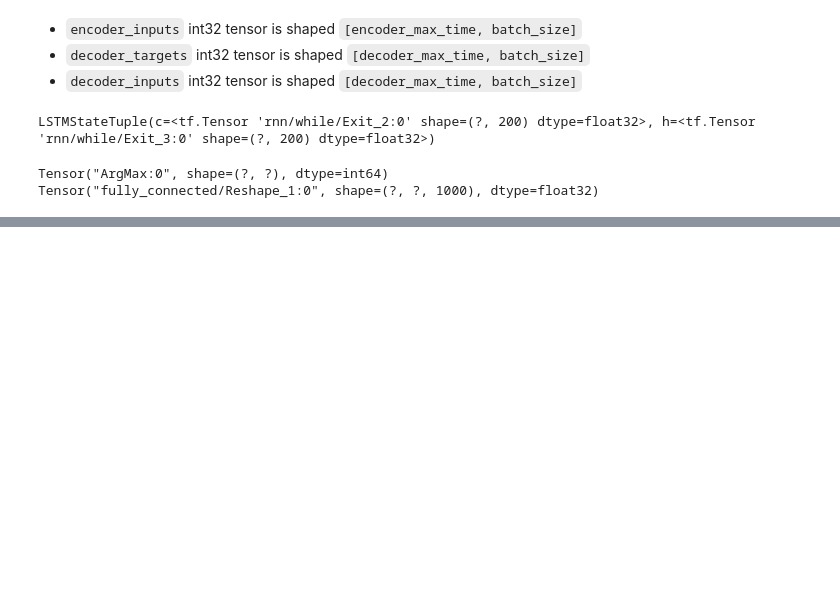
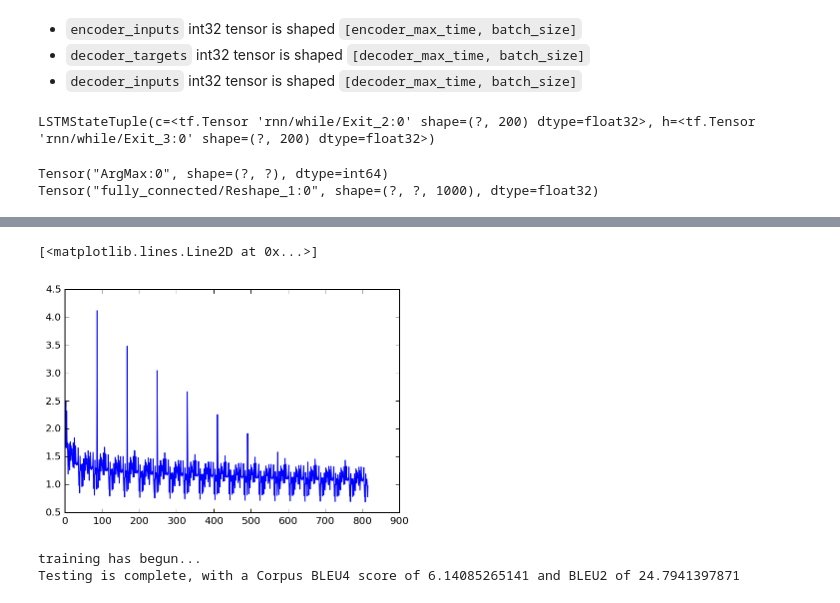
Before and after one commit to HenryMaguire/machine-translator, a Jupyter notebook: text_preprocessing.ipynb, the cells around one changed output, grey strips where cells are left out. Cells and saved outputs as stored; diff of their text form; code cells hidden in the pictures; blank space fills up the shorter version.

```diff
--- a/text_preprocessing.ipynb
+++ b/text_preprocessing.ipynb
@@ -283,7 +275,7 @@ test_x = [[5,2,3],[2], [4,2], [1,2]]
 # it's going to go from the number of cols being the sequence length/ num of rows being batch size
 # to the number of rows being the max sequence length/ num cols being batch size
 # Essentially like a padding and then transpose
-def make_batch(x):
+def format_batch(x):
     seq_lengths = [len(row) for row in x]
     n_batches = len(x)
     max_seq_length = max(seq_lengths)
@@ -293,8 +285,8 @@ def make_batch(x):
             outputs[j][i] = x[i][j]
     return outputs
 
-print make_batch(test_x)
-print make_batch(text_en[0:7])
+print format_batch(test_x)
+print np.array(format_batch(text_en[0:7]))
 # %% [output]
 [[5 2 4 1]
  [2 0 2 2]
@@ -369,9 +421,10 @@ decoder_outputs, decoder_final_state = tf.nn.dynamic_rnn(
 # %%
 decoder_logits = tf.contrib.layers.linear(decoder_outputs, fr_vocab_size)
 
-decoder_prediction = tf.argmax(decoder_logits, 2)
+decoder_prediction = tf.argmax(decoder_logits, axis=2)
 print decoder_prediction
 print decoder_logits
+#help(tf.argmax)
 # %% [output]
 Tensor("ArgMax:0", shape=(?, ?), dtype=int64)
 Tensor("fully_connected/Reshape_1:0", shape=(?, ?, 1000), dtype=float32)
@@ -394,9 +445,12 @@ print inspect.getsourcefile(tf.nn.softmax_cross_entropy_with_logits)
 # %%
 sess.run(tf.global_variables_initializer())
 # %%
+# Test format_batch and make sure that the decoder and encoder accepts inputs with
+# a forward pass
+
 batch_ = [[2,124,243], [24,523,23], [9, 82]]
 
-batch_ = make_batch(batch_)
+batch_ = format_batch(batch_)
 print('batch_encoded:\n' + str(batch_))
 
 din_ = make_batch(np.ones(shape=(3, 4), dtype=np.int32))
@@ -506,0 +632,31 @@ training interrupted
+# %%
+%matplotlib inline
+%config InlineBackend.figure_format = 'retina'
+plt.plot(range(len(loss_track)), loss_track)
+# %% [output]
+[<matplotlib.lines.Line2D at 0x...>]
+[figure, added]
+# %%
+
+predictions, actuals = [], []
+batch_size = 120
+fd_keys = [encoder_inputs, decoder_inputs, decoder_targets]
+try:
+    #batch_n = 0
+    print "training has begun..."
+    for en_batch, fr_batch in batch_source_target(test_en, test_fr, batch_size):
+        feed_dict = make_feed_dict(fd_keys, en_batch, fr_batch)
+        predict_ = sess.run(decoder_prediction, feed_dict)
+        for i, (inp, act, pred) in enumerate(zip(feed_dict[encoder_inputs].T,
+                                                 feed_dict[decoder_targets].T,
+                                                 predict_.T)):
+            actuals.append([remove_EOS_PAD(act)])
+            predictions.append(remove_EOS_PAD(pred))
+    BLEU4 = bleu_score.corpus_bleu(actuals, predictions, weights=(0.25, 0.25, 0.25, 0.25))
+    BLEU2 = bleu_score.corpus_bleu(actuals, predictions, weights=(0.5, 0.5))
+    print('Testing is complete, with a Corpus BLEU4 score of {} and BLEU2 of {}'.format(BLEU4*100, BLEU2*100))
+except KeyboardInterrupt:
+    print('training interrupted')
+# %% [output]
+training has begun...
+Testing is complete, with a Corpus BLEU4 score of 6.14085265141 and BLEU2 of 24.7941397871
```
Also changed, not shown: parts of 30 cells of this notebook, 1 other file.
